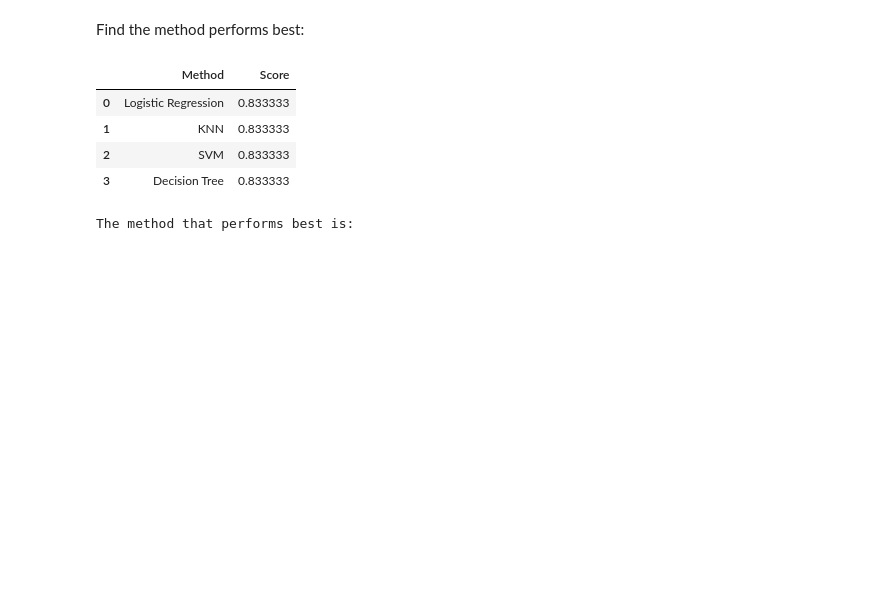
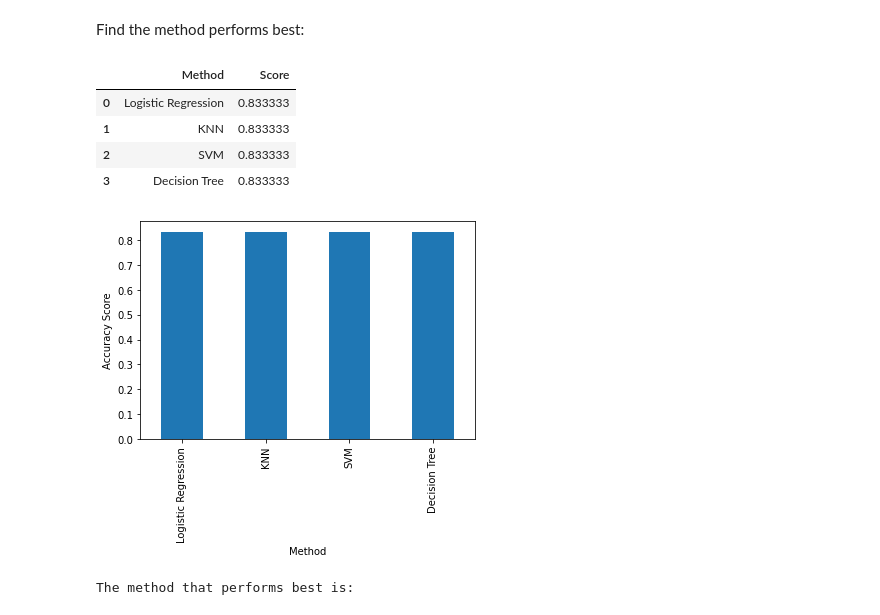
Before and after one commit to westshorelab/Capstone, a Jupyter notebook: 08_MachineLearning_Prediction_Part_5.ipynb, the cells around one changed output. Cells and saved outputs as stored; diff of their text form; code cells hidden in the pictures; blank space fills up the shorter version.

```diff
--- a/08_MachineLearning_Prediction_Part_5.ipynb
+++ b/08_MachineLearning_Prediction_Part_5.ipynb
@@ -413,6 +413,12 @@ accuracy_df
 | 1 | KNN | 0.833333 |
 | 2 | SVM | 0.833333 |
 | 3 | Decision Tree | 0.833333 |
+# %%
+accuracy_df.plot(kind='bar', x='Method', y='Score')
+plt.ylabel('Accuracy Score')
+plt.legend().remove()
+# %% [output]
+[figure, added]
 # %%
 max_score = accuracy_df['Score'].max()
 print('The method that performs best is:')
```
